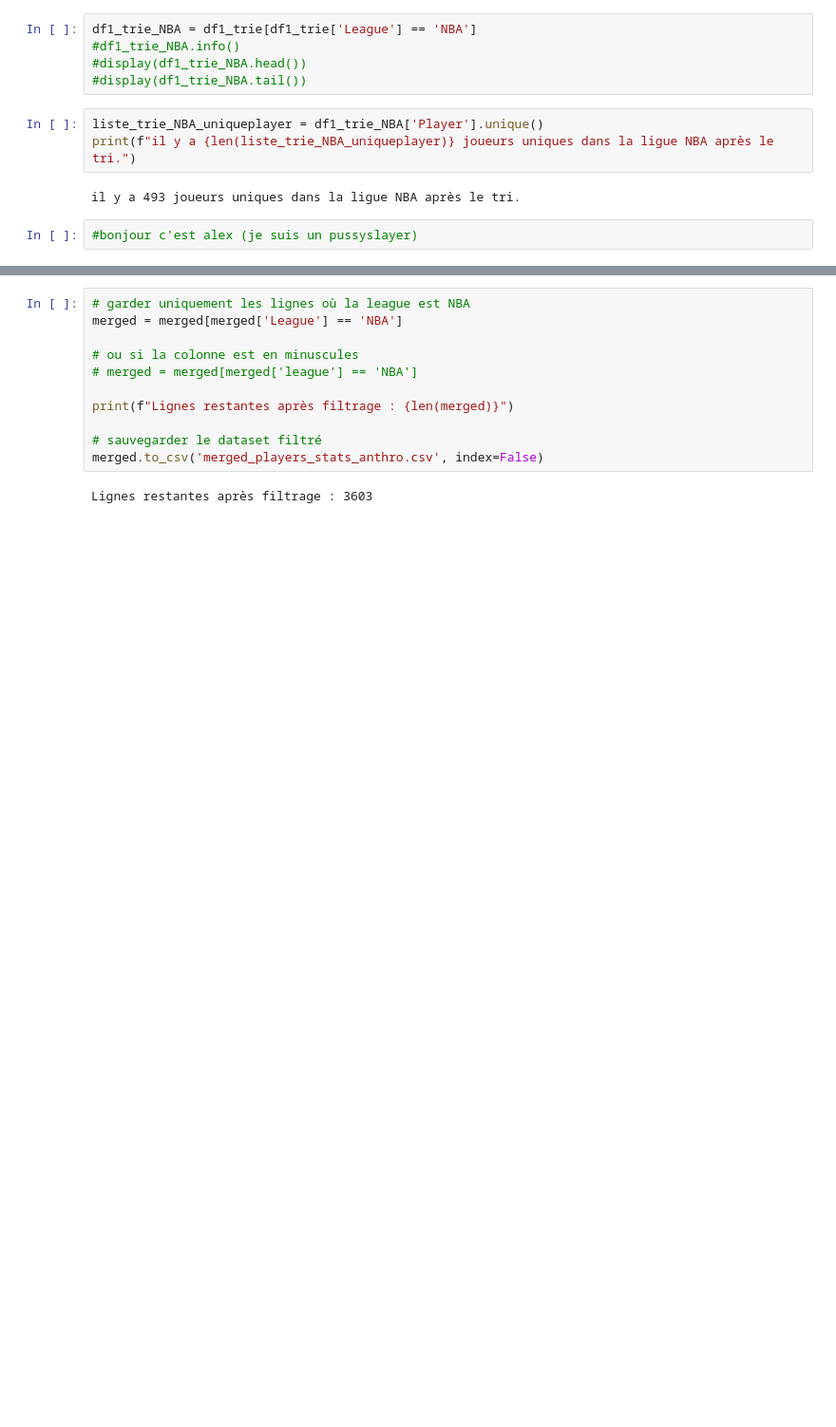
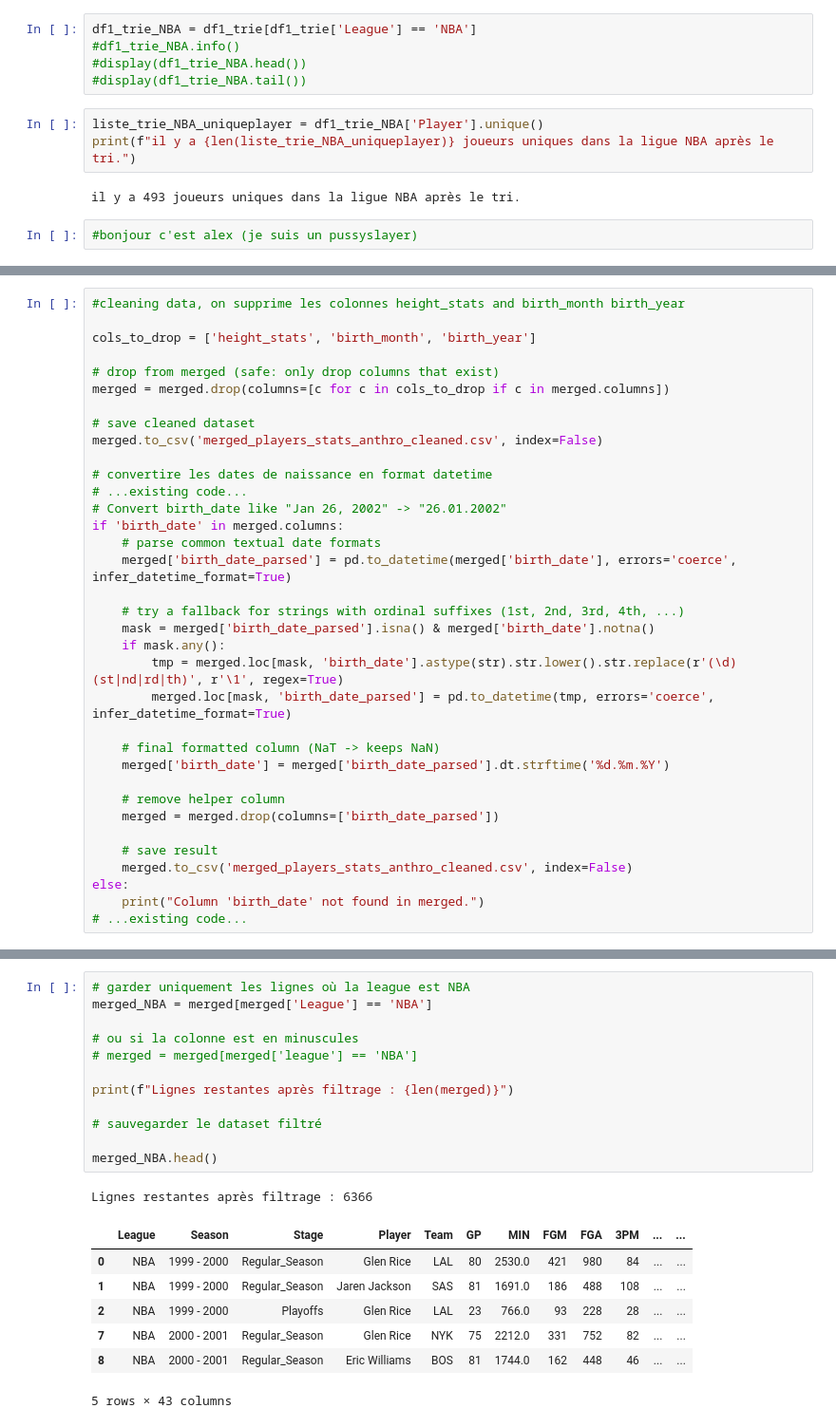
Before and after one commit to Raf-Alb/Data-Science-Group-Q, a Jupyter notebook: Projet.ipynb, the cells around one changed output, grey strips where cells are left out. Shown at 95% size. Cells and saved outputs as stored; diff of their text form; blank space fills up the shorter version.

Commit message:
j'ai clean et supprimé des colonnes innutiles

```diff
--- a/Projet.ipynb
+++ b/Projet.ipynb
@@ -115,3 +115,38 @@ Merged rows: 6366
 | 3 | Euroleague | 2000 - 2001 | International | Marko Jaric | BOL | 22 | 631.3 | 79 | 180 | 17 | ... | ... |
 | 4 | Euroleague | 2000 - 2001 | International | Igor Rakocevic | BUD | 11 | 327.9 | 50 | 120 | 10 | ... | ... |
 5 rows × 46 columns
+# %%
+#cleaning data, on supprime les colonnes height_stats and birth_month birth_year
+
+cols_to_drop = ['height_stats', 'birth_month', 'birth_year']
+
+# drop from merged (safe: only drop columns that exist)
+merged = merged.drop(columns=[c for c in cols_to_drop if c in merged.columns])
+
+# save cleaned dataset
+merged.to_csv('merged_players_stats_anthro_cleaned.csv', index=False)
+
+# convertire les dates de naissance en format datetime
+# ...existing code...
+# Convert birth_date like "Jan 26, 2002" -> "26.01.2002"
+if 'birth_date' in merged.columns:
+    # parse common textual date formats
+    merged['birth_date_parsed'] = pd.to_datetime(merged['birth_date'], errors='coerce', infer_datetime_format=True)
+
+    # try a fallback for strings with ordinal suffixes (1st, 2nd, 3rd, 4th, ...)
+    mask = merged['birth_date_parsed'].isna() & merged['birth_date'].notna()
+    if mask.any():
+        tmp = merged.loc[mask, 'birth_date'].astype(str).str.lower().str.replace(r'(\d)(st|nd|rd|th)', r'\1', regex=True)
+        merged.loc[mask, 'birth_date_parsed'] = pd.to_datetime(tmp, errors='coerce', infer_datetime_format=True)
+
+    # final formatted column (NaT -> keeps NaN)
+    merged['birth_date'] = merged['birth_date_parsed'].dt.strftime('%d.%m.%Y')
+
+    # remove helper column
+    merged = merged.drop(columns=['birth_date_parsed'])
+
+    # save result
+    merged.to_csv('merged_players_stats_anthro_cleaned.csv', index=False)
+else:
+    print("Column 'birth_date' not found in merged.")
+# ...existing code...
@@ -118,13 +173,21 @@ Merged rows: 6366
 # %%
 # garder uniquement les lignes où la league est NBA
-merged = merged[merged['League'] == 'NBA']
+merged_NBA = merged[merged['League'] == 'NBA']
 
 # ou si la colonne est en minuscules
 # merged = merged[merged['league'] == 'NBA']
 
 print(f"Lignes restantes après filtrage : {len(merged)}")
 
 # sauvegarder le dataset filtré
-merged.to_csv('merged_players_stats_anthro.csv', index=False)
+
+merged_NBA.head()
 # %% [output]
-Lignes restantes après filtrage : 3603
+Lignes restantes après filtrage : 6366
+|  | League | Season | Stage | Player | Team | GP | MIN | FGM | FGA | 3PM | ... | ... |
+| 0 | NBA | 1999 - 2000 | Regular_Season | Glen Rice | LAL | 80 | 2530.0 | 421 | 980 | 84 | ... | ... |
+| 1 | NBA | 1999 - 2000 | Regular_Season | Jaren Jackson | SAS | 81 | 1691.0 | 186 | 488 | 108 | ... | ... |
+| 2 | NBA | 1999 - 2000 | Playoffs | Glen Rice | LAL | 23 | 766.0 | 93 | 228 | 28 | ... | ... |
+| 7 | NBA | 2000 - 2001 | Regular_Season | Glen Rice | NYK | 75 | 2212.0 | 331 | 752 | 82 | ... | ... |
+| 8 | NBA | 2000 - 2001 | Regular_Season | Eric Williams | BOS | 81 | 1744.0 | 162 | 448 | 46 | ... | ... |
+5 rows × 43 columns
```
Also changed, not shown: parts of 2 cells of this notebook, 3 other files.
